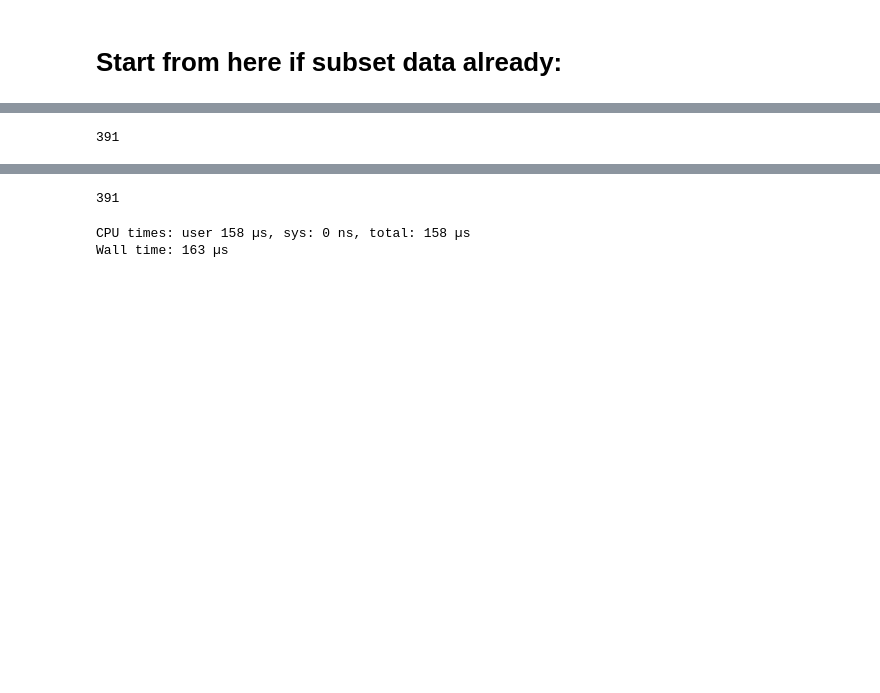
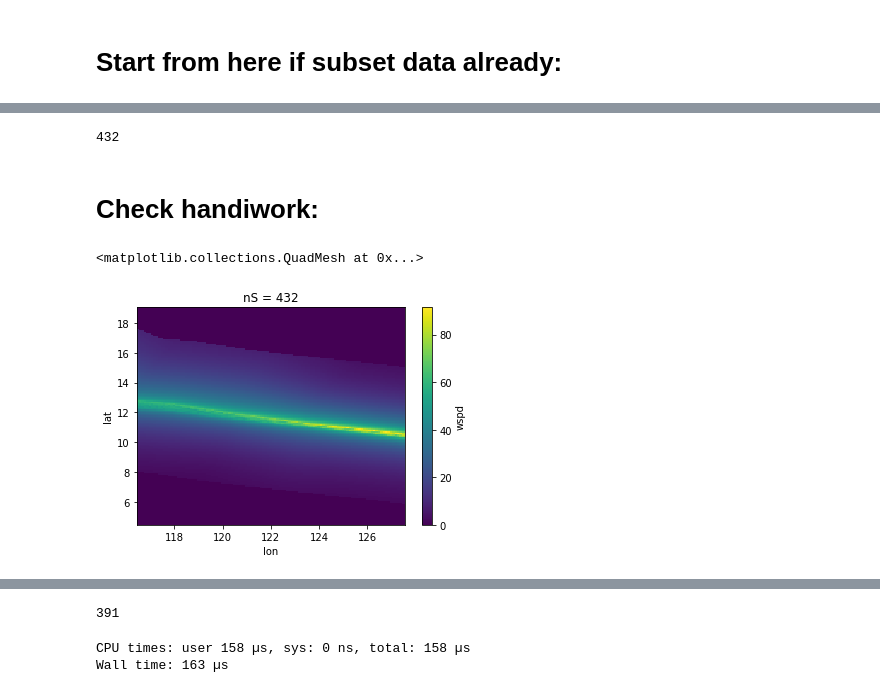
Before and after one commit to janewbaldwin/TC_Risk_WorldBank, a Jupyter notebook: WIND_HAZARD/WILLOUGHBY/willoughby_wind_fields_over_philippines_final.ipynb, the cells around one changed output, grey strips where cells are left out. Cells and saved outputs as stored; diff of their text form; code cells hidden in the pictures; blank space fills up the shorter version.

```diff
--- a/WIND_HAZARD/WILLOUGHBY/willoughby_wind_fields_over_philippines_final.ipynb
+++ b/WIND_HAZARD/WILLOUGHBY/willoughby_wind_fields_over_philippines_final.ipynb
@@ -438,7 +470,7 @@ Wall time: 947 µs
 # %%
 #CURRENT
 missed_tries = 0
-for nS in [391]: #np.arange(390,len(wspd_landfall),1):
+for nS in [432]: #np.arange(390,len(wspd_landfall),1):
     print(nS)
 
     # Select data for 1 storm
@@ -452,25 +484,20 @@ for nS in [391]: #np.arange(390,len(wspd_landfall),1):
 
     # Calculate radius of maximum wind
     rmax_nS = utility.knaff15(wspd_nS*1.944, lat_nS)  #  wspd should be input in kts, outputs in km
-    rmax_nS[np.where(rmax_nS<8)] = 8 # 6-12-20: set places with radii less than 0 to 20 km to fix convergence
+    rmax_min = 20 # km
+    rmax_nS[np.where(rmax_nS<rmax_min)] = rmax_min # 6-12-20: set places with radii less than 0 to 20 km to fix convergence
 
     # Calculate wind fields in parallel
     stormpoints = np.shape(wspd_nS)[0]
-    #wspdmaps = np.full([1,iT_length_max,len(Y),len(X)],np.nan)
-    #wspdmaps[0,0:stormpoints,:,:] = Parallel(n_jobs=16, prefer="threads")(delayed(windfield)(lon_nS,lat_nS,wspd_nS,rmax_nS,tr_nS,trDir_nS,i) for i in range(stormpoints))
     try:
         wspdmaps = Parallel(n_jobs=16, prefer="threads")(delayed(windfield)(lon_nS,lat_nS,wspd_nS,rmax_nS,tr_nS,trDir_nS,i) for i in range(stormpoints))
         wspdmaps = np.expand_dims(wspdmaps,axis = 0)
 
-        # Days
-        # days_fornc = np.full([iT_length_max],np.nan)
-        # days_fornc[0:stormpoints] = days_landfall[nS][a:b]
-        days_fornc = days_landfall[nS][:]
 
         # Create dataset
         ds = xr.Dataset(
          {"wspd": (("nS", "iT","lat", "lon"), wspdmaps),
-          "days": (("nS","iT"), np.expand_dims(days_fornc,axis=0)),
+          "days": (("nS","iT"), np.expand_dims(days_nS,axis=0)),
           "year": (("nS"), [year[nS]])},
              coords={
             "nS":np.array([nS]),
@@ -481,8 +508,16 @@ for nS in [391]: #np.arange(390,len(wspd_landfall),1):
          )
 
         #Write to netcdf
-        ds.to_netcdf('/data2/jbaldwin/WINDFIELDS/PHI_REG_TEST4/wspd_phi_'+str(nS)+'.nc',mode='w',unlimited_dims = ["nS"])
+        ds.to_netcdf('/data2/jbaldwin/WINDFIELDS/IBTRACS/ASYM_TEST/wspd_phi_'+str(nS)+'_ibtracsv04r00.nc',mode='w',unlimited_dims = ["nS"])
     except:
         missed_tries += 1
 # %% [output]
-391
+432
+# %% [markdown]
+# Check handiwork:
+# %%
+test_dat = xr.open_dataset('/data2/jbaldwin/WINDFIELDS/IBTRACS/ASYM_TEST/wspd_phi_432_ibtracsv04r00.nc')
+test_dat.wspd.max(dim='iT').plot()
+# %% [output]
+<matplotlib.collections.QuadMesh at 0x...>
+[figure, added]
```
Also changed, not shown: parts of 16 cells of this notebook.
